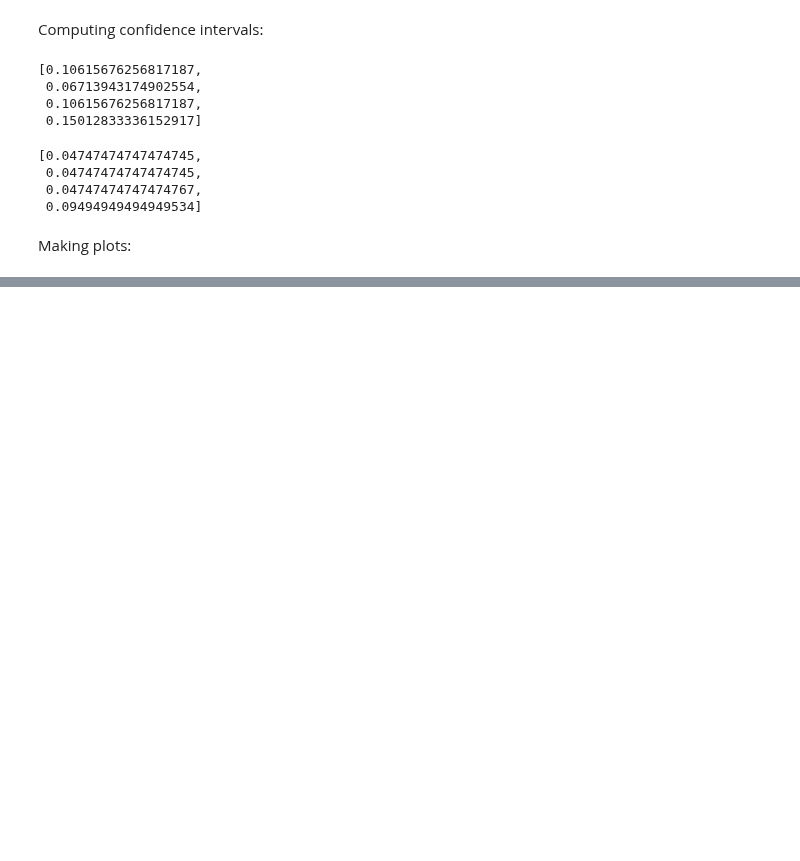
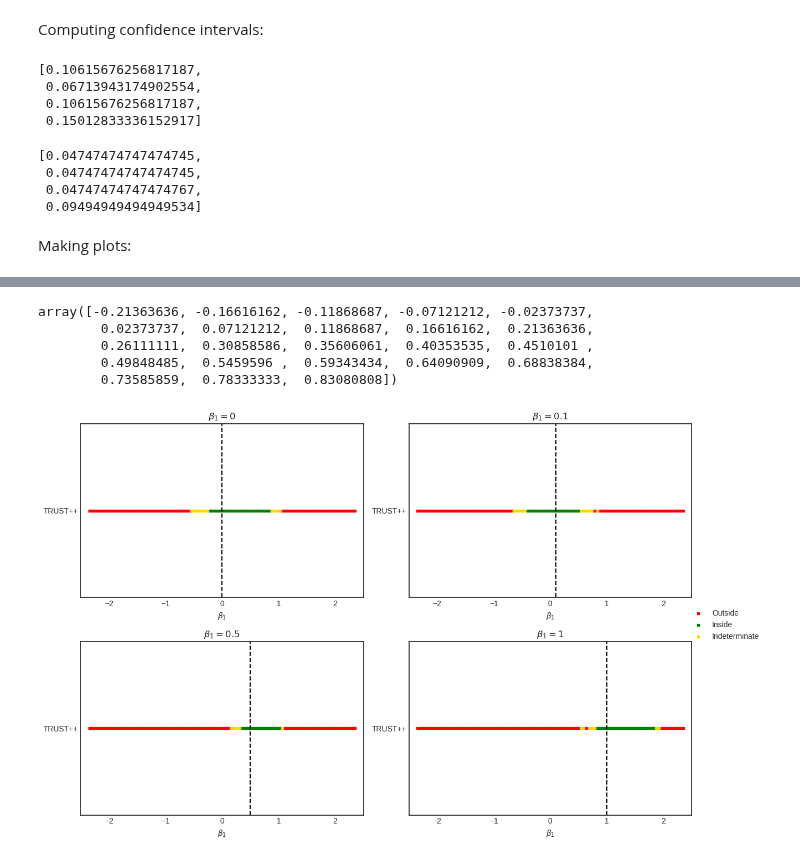
Before and after one commit to Monoxido45/CSI, a Jupyter notebook: experiments/nuissance_test.ipynb, the cells around one changed output, grey strips where cells are left out. Saved outputs shown, nothing was run; the diff lists cells and outputs as text; code cells hidden in the pictures; blank space fills up the shorter version.

```diff
--- a/experiments/nuissance_test.ipynb
+++ b/experiments/nuissance_test.ipynb
@@ -2455,0 +2627,12 @@ pd.DataFrame({"Methods": ["Asymptotic", "MC", "Boosting", "TRUST++"],
+# %%
+accept_list, rej_list, agnostic_list = [], [], []
+
+for stat in stats_list:
+    # betas below the lower bound
+    accept_filter = np.where(stat <= lower_TRUST_plus)
+    rej_filter = np.where(stat >= upper_TRUST_plus)
+    agnostic_filter = np.where((stat > lower_TRUST_plus) &
+                               (stat < upper_TRUST_plus))
+    accept_list.append(beta_1_space[accept_filter])
+    rej_list.append(beta_1_space[rej_filter])
+    agnostic_list.append(beta_1_space[agnostic_filter])
@@ -2455,0 +2656,46 @@ pd.DataFrame({"Methods": ["Asymptotic", "MC", "Boosting", "TRUST++"],
+# %%
+accept_list[0]
+# %% [output]
+array([-0.21363636, -0.16616162, -0.11868687, -0.07121212, -0.02373737,
+        0.02373737,  0.07121212,  0.11868687,  0.16616162,  0.21363636,
+        0.26111111,  0.30858586,  0.35606061,  0.40353535,  0.4510101 ,
+        0.49848485,  0.5459596 ,  0.59343434,  0.64090909,  0.68838384,
+        0.73585859,  0.78333333,  0.83080808])
+# %%
+# Create subplots with 2 rows and 2 columns
+plt.style.use("seaborn-v0_8-white")
+fig, axs = plt.subplots(2, 2, figsize=(12, 8))  # 2 rows, 2 columns
+
+# Define the methods and their corresponding confidence lists and labels
+methods = [
+    ("Outside", rej_list, 'red'),
+    ("Inside", accept_list, 'green'),
+    ("Indeterminate", agnostic_list, "gold")
+]
+
+# Flatten the axs array for easier iteration
+axs = axs.flatten()
+values_list  = [0, 0.1, 0.5, 1]
+j = 0
+# Plot all methods in each subplot
+for i, ax in enumerate(axs):
+    for label, conf, color in methods:
+        # selecting i-th entry of conf list
+        conf_value = conf[i]
+        x = np.repeat(np.array(["TRUST++"]), conf_value.shape[0])
+        ax.scatter(conf_value, x, s = 5, label=label, color=color, marker = ',', )
+
+    ax.axvline(x = values_list[j], linestyle = "dashed",
+               color = "black")
+    ax.set_xlim(-2.5, 2.5)
+    ax.set_title(rf"$\beta_1 = {values_list[j]}$")
+    ax.set_xlabel(r"$\beta_1$")
+    j += 1
+
+# Add a legend outside of the panels
+handles, labels = axs[0].get_legend_handles_labels()
+fig.legend(handles, labels, loc='center right', bbox_to_anchor=(1.1, 0.5))
+plt.tight_layout()
+plt.show()
+# %% [output]
+[figure, added]
```
Also changed, not shown: parts of 29 cells of this notebook, 2 other files.
